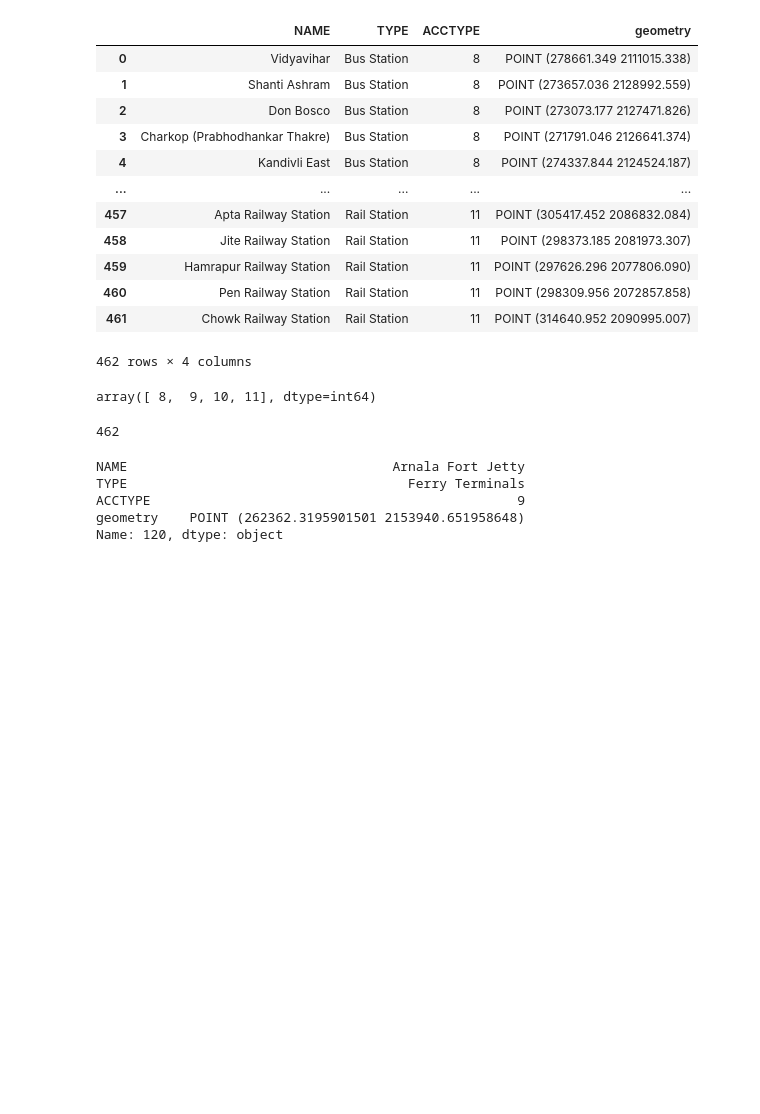
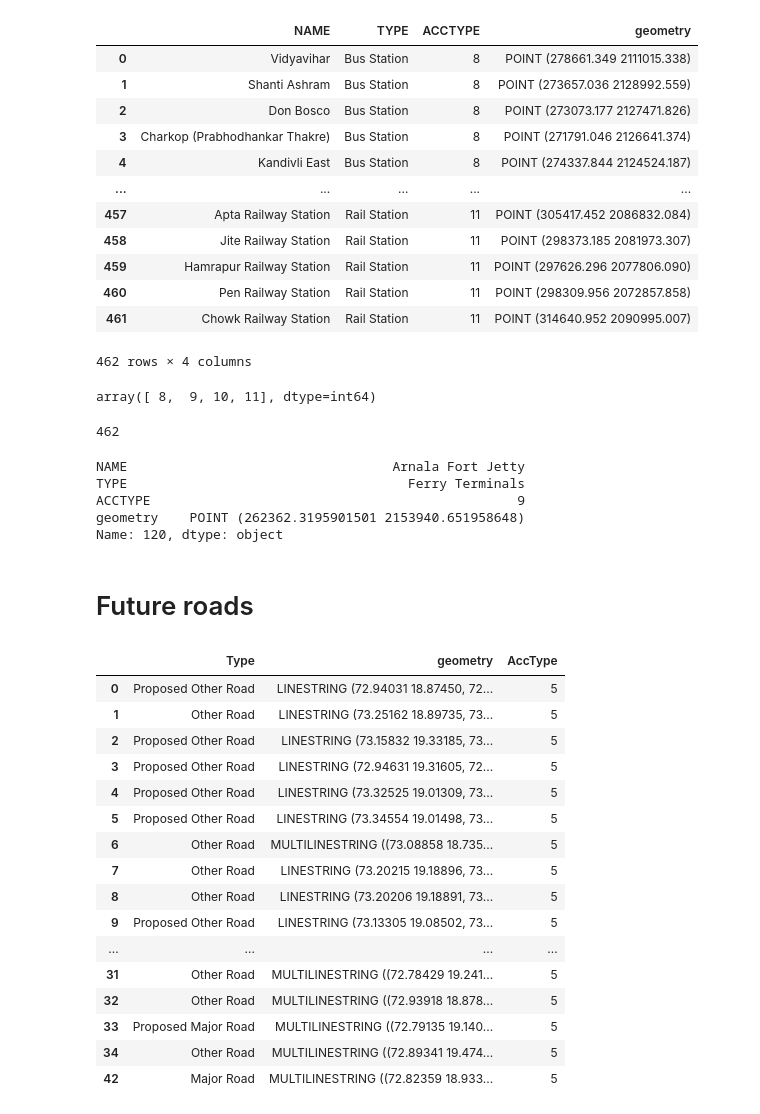
Before and after one commit to QuintLafleur97/MMR_python_codes, a Jupyter notebook: ENC_Py3_mra-main/road_reform.ipynb, the cells around one changed output. Drawn from its saved outputs; the diff is of its cells as text; code cells hidden in the pictures; blank space fills up the shorter version.

```diff
--- a/ENC_Py3_mra-main/road_reform.ipynb
+++ b/ENC_Py3_mra-main/road_reform.ipynb
@@ -241,3 +241,36 @@ Bus_station.to_file('EU_data/mmr_2/mmr_transport/nieuwe3/bus_stations.shp', driv
 ferry_terminal.to_file('EU_data/mmr_2/mmr_transport/nieuwe3/ferry_terminals.shp', driver='ESRI Shapefile')
 mono_metro_station.to_file('EU_data/mmr_2/mmr_transport/nieuwe3/mono_metro_stations.shp', driver='ESRI Shapefile')
 rail_station.to_file('EU_data/mmr_2/mmr_transport/nieuwe3/railway_station.shp', driver='ESRI Shapefile')
+# %% [markdown]
+# Future roads
+# %%
+roads=gpd.read_file('EU_data/road_rail_from_pdf.shp')
+# %%
+roads.loc[roads['Type']=='Proposed Other Road','AccType']=int(5)
+roads.loc[roads['Type']=='Other Road','AccType']=int(5)
+roads.loc[roads['Type']=='Proposed Major Road','AccType']=int(5)
+roads.loc[roads['Type']=='Major Road','AccType']=int(5)
+# %%
+roads=roads.drop(roads[roads['AccType']!=5].index)
+# %%
+roads=roads.astype({'AccType':'int'})
+# %%
+roads
+# %% [output]
+|  | Type | geometry | AccType |
+| 0 | Proposed Other Road | LINESTRING (72.94031 18.87450, 72... | 5 |
+| 1 | Other Road | LINESTRING (73.25162 18.89735, 73... | 5 |
+| 2 | Proposed Other Road | LINESTRING (73.15832 19.33185, 73... | 5 |
+| 3 | Proposed Other Road | LINESTRING (72.94631 19.31605, 72... | 5 |
+| 4 | Proposed Other Road | LINESTRING (73.32525 19.01309, 73... | 5 |
+| 5 | Proposed Other Road | LINESTRING (73.34554 19.01498, 73... | 5 |
+| 6 | Other Road | MULTILINESTRING ((73.08858 18.735... | 5 |
+| 7 | Other Road | LINESTRING (73.20215 19.18896, 73... | 5 |
+| 8 | Other Road | LINESTRING (73.20206 19.18891, 73... | 5 |
+| 9 | Proposed Other Road | LINESTRING (73.13305 19.08502, 73... | 5 |
+| ... | ... | ... | ... |
+| 31 | Other Road | MULTILINESTRING ((72.78429 19.241... | 5 |
+| 32 | Other Road | MULTILINESTRING ((72.93918 18.878... | 5 |
+| 33 | Proposed Major Road | MULTILINESTRING ((72.79135 19.140... | 5 |
+| 34 | Other Road | MULTILINESTRING ((72.89341 19.474... | 5 |
+| 42 | Major Road | MULTILINESTRING ((72.82359 18.933... | 5 |
```
Also changed, not shown: parts of 3 cells of this notebook, 28 other files.
